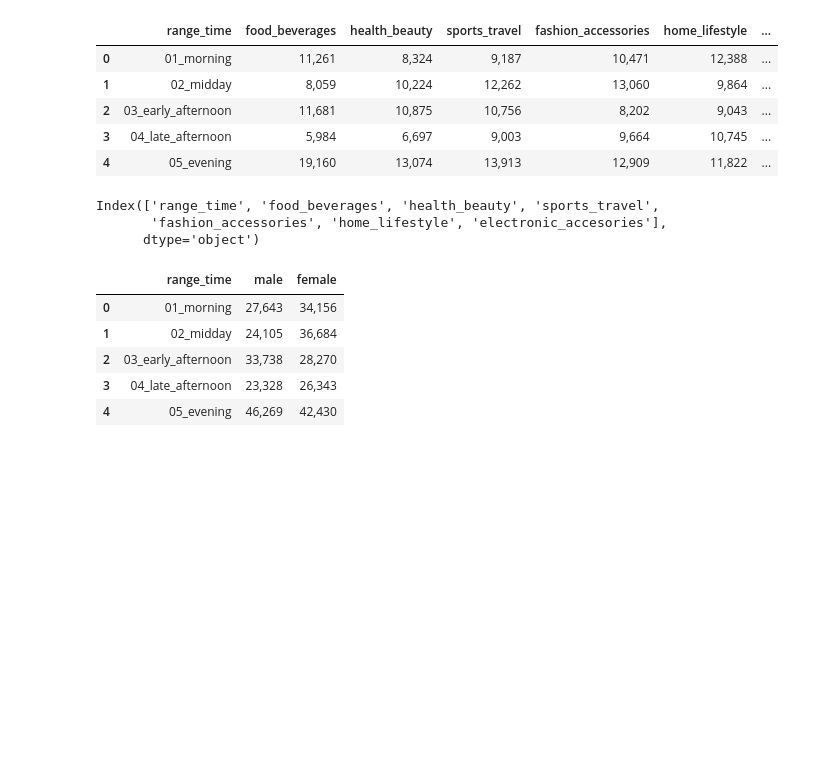
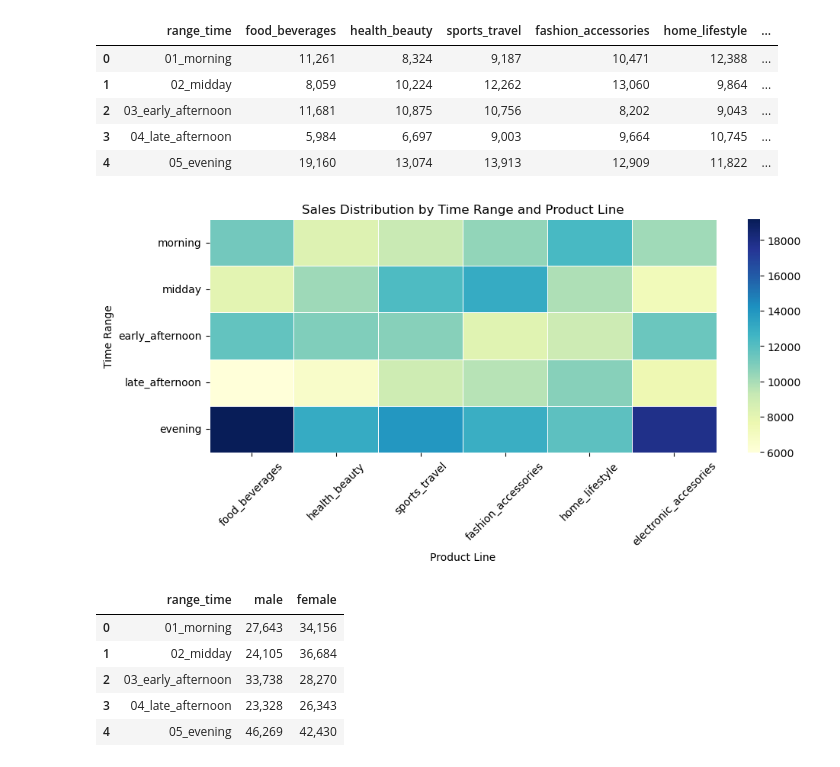
Before and after one commit to KLoVi/SQL-from-data-to-insight--mini-project-, a Jupyter notebook: Visualizations_from SQL.ipynb, the cells around one changed output. Saved outputs shown, nothing was run; the diff lists cells and outputs as text; code cells hidden in the pictures; blank space fills up the shorter version.

```diff
--- a/Visualizations_from SQL.ipynb
+++ b/Visualizations_from SQL.ipynb
@@ -32,11 +60,36 @@ df_2
 # %%
 # df_2.set_index("range_time")
 # %%
-df_2.columns
+# Step 1: Create a DataFrame
+data = {
+    'range_time': ['morning', 'midday', 'early_afternoon', 'late_afternoon', 'evening'],
+    'food_beverages': [11261, 8059, 11681, 5984, 19160],
+    'health_beauty': [8324, 10224, 10875, 6697, 13074],
+    'sports_travel': [9187, 12262, 10756, 9003, 13913],
+    'fashion_accessories': [10471, 13060, 8202, 9664, 12909],
+    'home_lifestyle': [12388, 9864, 9043, 10745, 11822],
+    'electronic_accesories': [10168, 7320, 11450, 7578, 17821]
+}
+
+df = pd.DataFrame(data)
+
+# Step 2: Set the range_time as the index
+df.set_index('range_time', inplace=True)
+
+# Step 3: Plot the heatmap
+plt.figure(figsize=(10, 5))
+sns.heatmap(df, fmt='d', cmap='YlGnBu', linewidths=.5)
+plt.title('Sales Distribution by Time Range and Product Line')
+plt.xlabel('Product Line')
+plt.ylabel('Time Range')
+plt.xticks(rotation=45)
+plt.yticks(rotation=0)
+
+# Show the plot
+plt.tight_layout()
+plt.show()
 # %% [output]
-Index(['range_time', 'food_beverages', 'health_beauty', 'sports_travel',
-       'fashion_accessories', 'home_lifestyle', 'electronic_accesories'],
-      dtype='object')
+[figure, added]
 # %%
 csv_3 = "Views/amount_time_per_gender.csv"
 # %%
```
Also changed, not shown: parts of 4 cells of this notebook, 1 other file.
